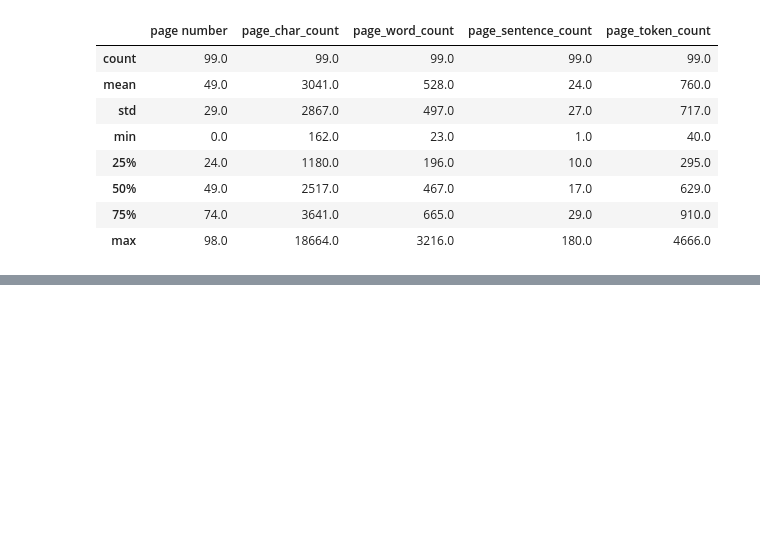
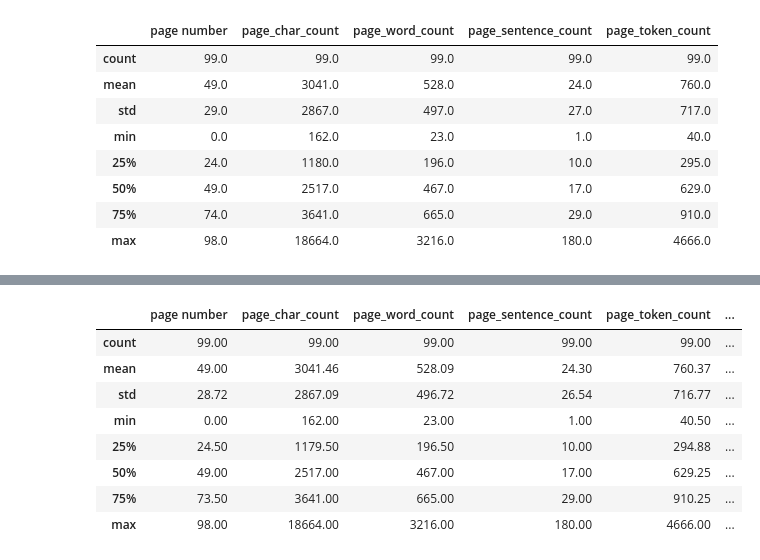
Before and after one commit to monzzzz/SMUS-AI-Club, a Jupyter notebook: AI-02-Voice-Chat/text_train/main.ipynb, the cells around one changed output, grey strips where cells are left out. Cells and saved outputs as stored; diff of their text form; code cells hidden in the pictures; blank space fills up the shorter version.

```diff
--- a/AI-02-Voice-Chat/text_train/main.ipynb
+++ b/AI-02-Voice-Chat/text_train/main.ipynb
@@ -54,0 +154,13 @@ df.describe().round()
+# %%
+df = pd.DataFrame(pages_and_text)
+df.describe().round(2)
+# %% [output]
+|  | page number | page_char_count | page_word_count | page_sentence_count | page_token_count | ... |
+| count | 99.00 | 99.00 | 99.00 | 99.00 | 99.00 | ... |
+| mean | 49.00 | 3041.46 | 528.09 | 24.30 | 760.37 | ... |
+| std | 28.72 | 2867.09 | 496.72 | 26.54 | 716.77 | ... |
+| min | 0.00 | 162.00 | 23.00 | 1.00 | 40.50 | ... |
+| 25% | 24.50 | 1179.50 | 196.50 | 10.00 | 294.88 | ... |
+| 50% | 49.00 | 2517.00 | 467.00 | 17.00 | 629.25 | ... |
+| 75% | 73.50 | 3641.00 | 665.00 | 29.00 | 910.25 | ... |
+| max | 98.00 | 18664.00 | 3216.00 | 180.00 | 4666.00 | ... |
```
Also changed, not shown: parts of 12 cells of this notebook, 1 other file.
